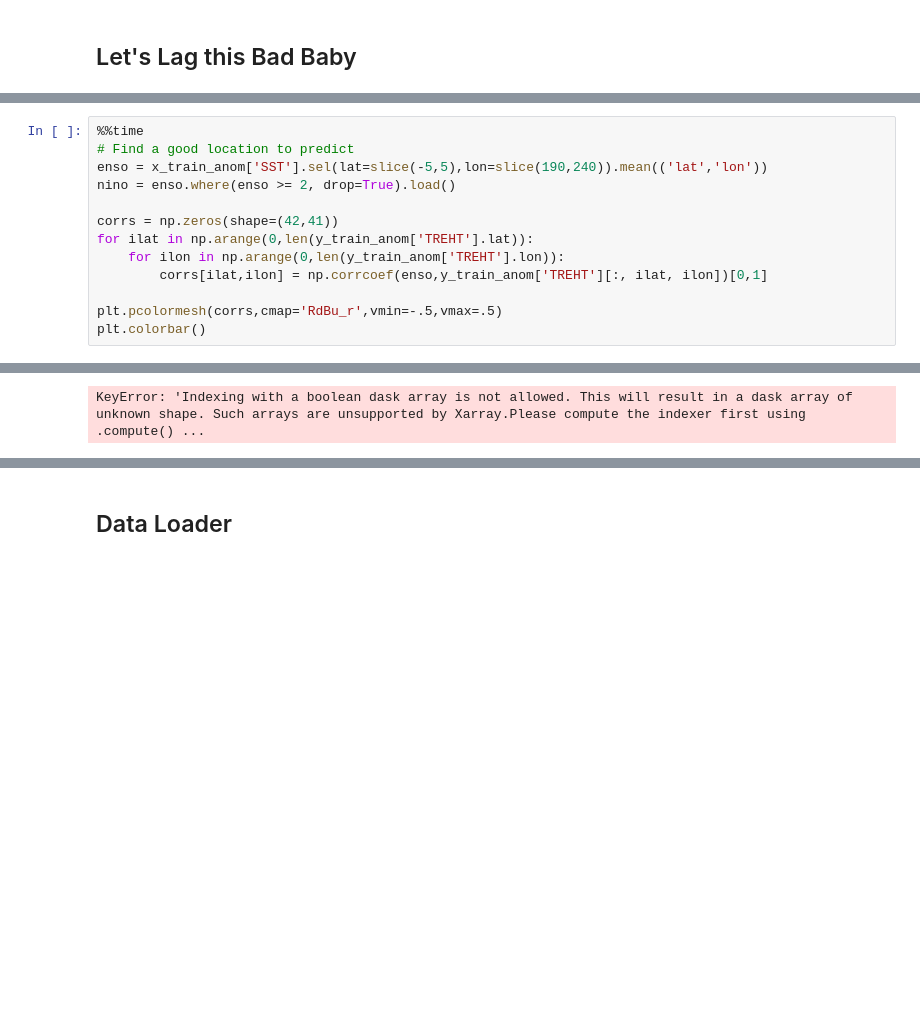
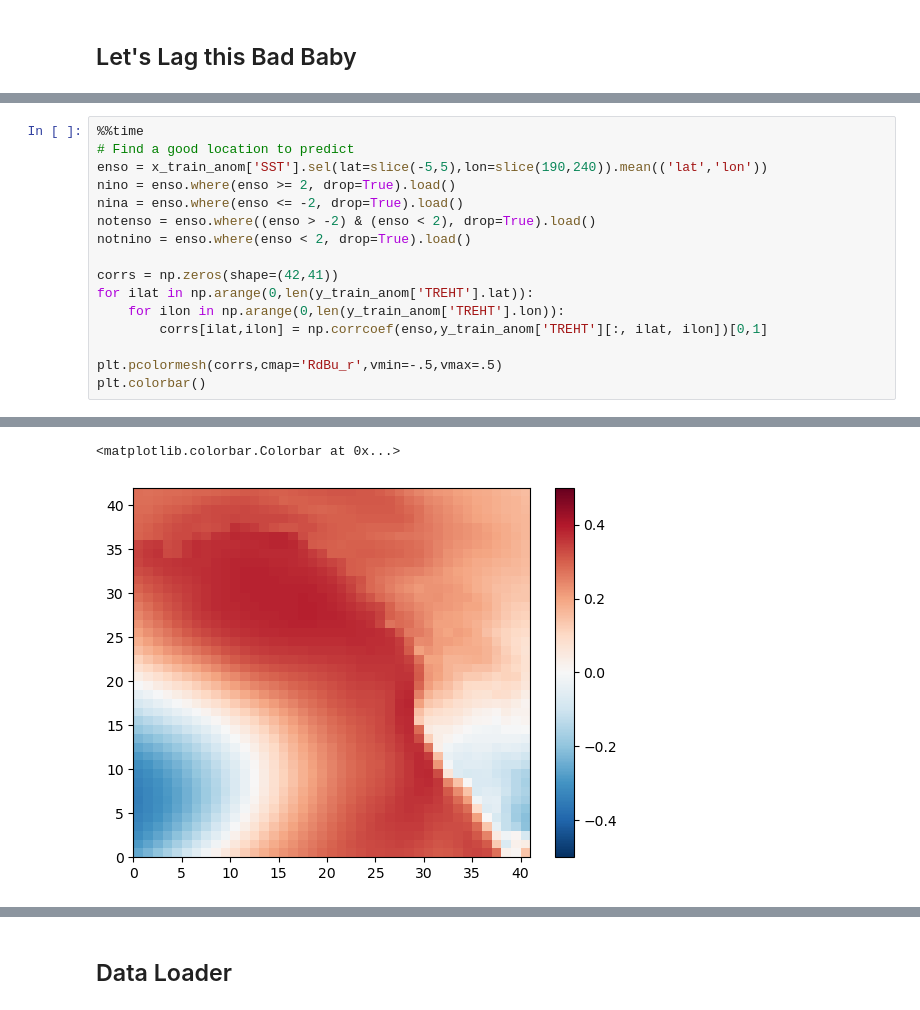
Before and after one commit to WillyChap/ViT_XAI, a Jupyter notebook: Models/LRP_ENSO.ipynb, the cells around one changed output, grey strips where cells are left out. Cells and saved outputs as stored; diff of their text form; blank space fills up the shorter version.

```diff
--- a/Models/LRP_ENSO.ipynb
+++ b/Models/LRP_ENSO.ipynb
@@ -246,6 +241,9 @@ Wall time: 12min 2s
 # Find a good location to predict
 enso = x_train_anom['SST'].sel(lat=slice(-5,5),lon=slice(190,240)).mean(('lat','lon'))
 nino = enso.where(enso >= 2, drop=True).load()
+nina = enso.where(enso <= -2, drop=True).load()
+notenso = enso.where((enso > -2) & (enso < 2), drop=True).load()
+notnino = enso.where(enso < 2, drop=True).load()
 
 corrs = np.zeros(shape=(42,41))
 for ilat in np.arange(0,len(y_train_anom['TREHT'].lat)):
@@ -261,3 +258,4 @@ Consider scattering data ahead of time and using futures.
-KeyError: 'Indexing with a boolean dask array is not allowed. This will result in a dask array of unknown shape. Such arrays are unsupported by Xarray.Please compute the indexer first using .compute() ...
+<matplotlib.colorbar.Colorbar at 0x...>
+[figure, added]
 # %%
 # Define & Check Predictand Point (do not delete this bad boy; vital for exsistence)
```
Also changed, not shown: parts of 8 cells of this notebook.
